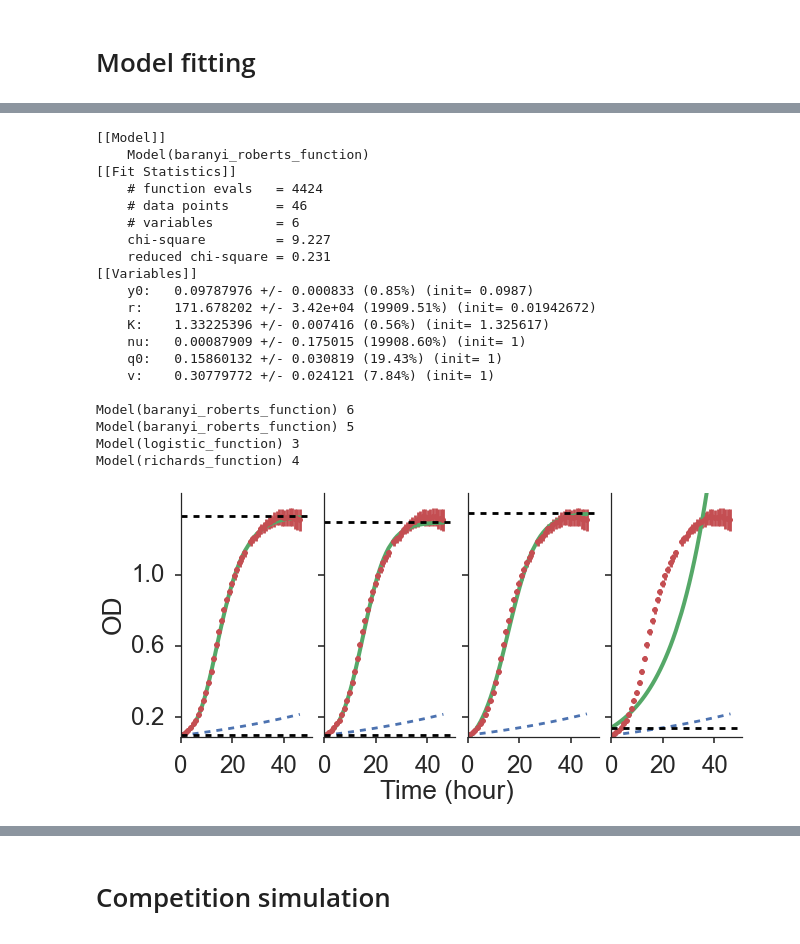
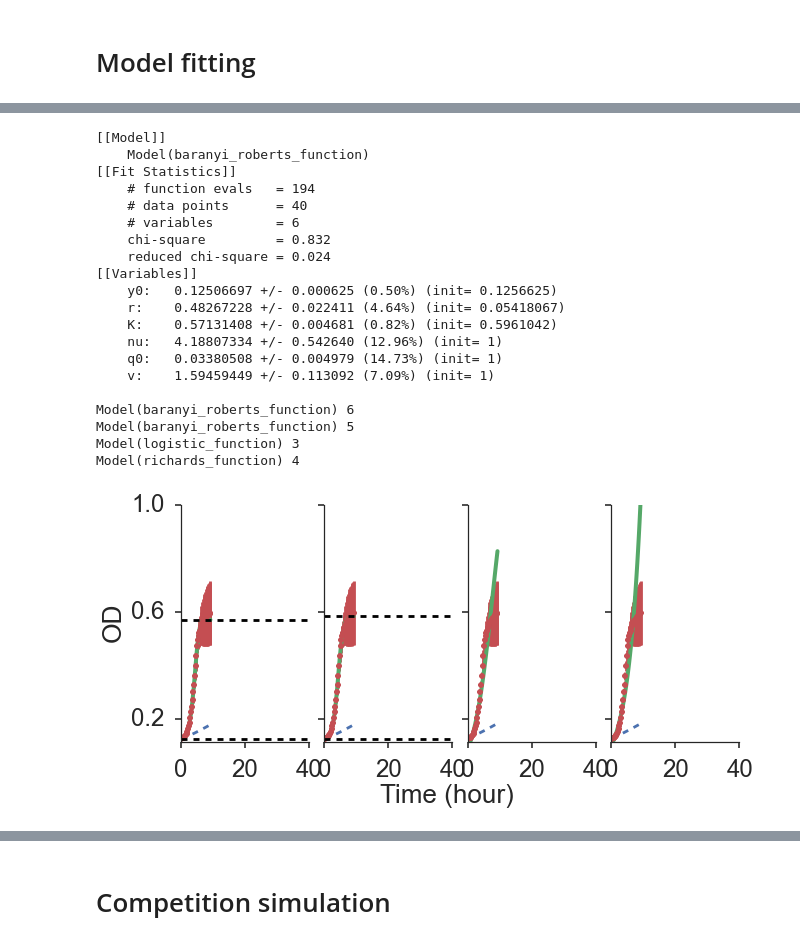
Before and after one commit to yoavram/GRC2015, a Jupyter notebook: analysis.ipynb, the cells around one changed output, grey strips where cells are left out. Cells and saved outputs as stored; diff of their text form; code cells hidden in the pictures.

```diff
--- a/analysis.ipynb
+++ b/analysis.ipynb
@@ -34,4 +34,5 @@ max_time = 24
 # %%
-plate = pd.read_csv(r"d:/workspace/curveball_project/python/plate_templates/checkerboard2.csv")
+#plate = pd.read_csv(r"d:/workspace/curveball_project/python/plate_templates/checkerboard2.csv")
+plate = pd.read_csv(r"D:/workspace/curveball_project/python/plate_templates/DH5a-s12-TG1.csv")
 fig,ax = curveball.plots.plot_plate(plate)
 # %% [output]
@@ -39,7 +40,7 @@ fig,ax = curveball.plots.plot_plate(plate)
 # %%
 reload(curveball.ioutils)
 print filename
-df = curveball.ioutils.read_tecan_mat(filename, max_time=48, plate=plate)
+df = curveball.ioutils.read_tecan_xlsx(filename, 'OD', 3, max_time=48, plate=plate)
 print df.shape
 df.head()
 # %% [output]
@@ -60,3 +64,6 @@ print df.Strain.unique()
+# %%
+df = df[(df.Strain=='TG1') | (df.Strain=='DH5a')]
+df = df[df.Time > 0]
 # %% [markdown]
 ## OD measurements
 # %%
@@ -101,7 +108,7 @@ g.savefig('plot_strains.png', bbox_inches='tight')
 # %% [markdown]
 # Model fitting
 # %%
-G_models,fig,ax = curveball.models.fit_model(df[df.Strain=='G'], use_weights=True)
+G_models,fig,ax = curveball.models.fit_model(df[df.Strain=='DH5a'], use_weights=True)
 plt.setp(ax, title='')
 plt.setp(ax, xticks=[0,20,40])
 plt.setp(ax, yticks=[0.2,0.6,1.0])
@@ -138,38 +145,38 @@ Model(baranyi_roberts_function) 6
 # %%
-R_models,fig,ax = curveball.models.fit_model(df[df.Strain=='R'])
+R_models,fig,ax = curveball.models.fit_model(df[df.Strain=='TG1'])
 plt.setp(ax, title='')
 plt.setp(ax, xticks=[0,20,40])
 plt.setp(ax, yticks=[0.2,0.6,1.0])
 plt.setp(ax, xlabel='')
 fig.text(0.4, -0.1, 'Time (hour)', fontsize=26)
 fig.tight_layout()
 fig.set_figwidth(8.6)
 fig.set_figheight(5.9*2/3.)
 fig.savefig("R_models.png", bbox_inches='tight')
 for m in R_models:
     print m.model.name, m.nvarys
 # %% [output]
 [[Model]]
     Model(baranyi_roberts_function)
 [[Fit Statistics]]
-    # function evals   = 4424
-    # data points      = 46
+    # function evals   = 194
+    # data points      = 40
     # variables        = 6
-    chi-square         = 9.227
-    reduced chi-square = 0.231
+    chi-square         = 0.832
+    reduced chi-square = 0.024
 [[Variables]]
-    y0:   0.09787976 +/- 0.000833 (0.85%) (init= 0.0987)
-    r:    171.678202 +/- 3.42e+04 (19909.51%) (init= 0.01942672)
-    K:    1.33225396 +/- 0.007416 (0.56%) (init= 1.325617)
-    nu:   0.00087909 +/- 0.175015 (19908.60%) (init= 1)
-    q0:   0.15860132 +/- 0.030819 (19.43%) (init= 1)
-    v:    0.30779772 +/- 0.024121 (7.84%) (init= 1)
+    y0:   0.12506697 +/- 0.000625 (0.50%) (init= 0.1256625)
+    r:    0.48267228 +/- 0.022411 (4.64%) (init= 0.05418067)
+    K:    0.57131408 +/- 0.004681 (0.82%) (init= 0.5961042)
+    nu:   4.18807334 +/- 0.542640 (12.96%) (init= 1)
+    q0:   0.03380508 +/- 0.004979 (14.73%) (init= 1)
+    v:    1.59459449 +/- 0.113092 (7.09%) (init= 1)
 
 Model(baranyi_roberts_function) 6
 Model(baranyi_roberts_function) 5
 Model(logistic_function) 3
 Model(richards_function) 4
-[figure, old version]
+[figure, new version]
 # %%
 print "G:"
 print G_models[0].best_values,
```
Also changed, not shown: parts of 15 cells of this notebook.
